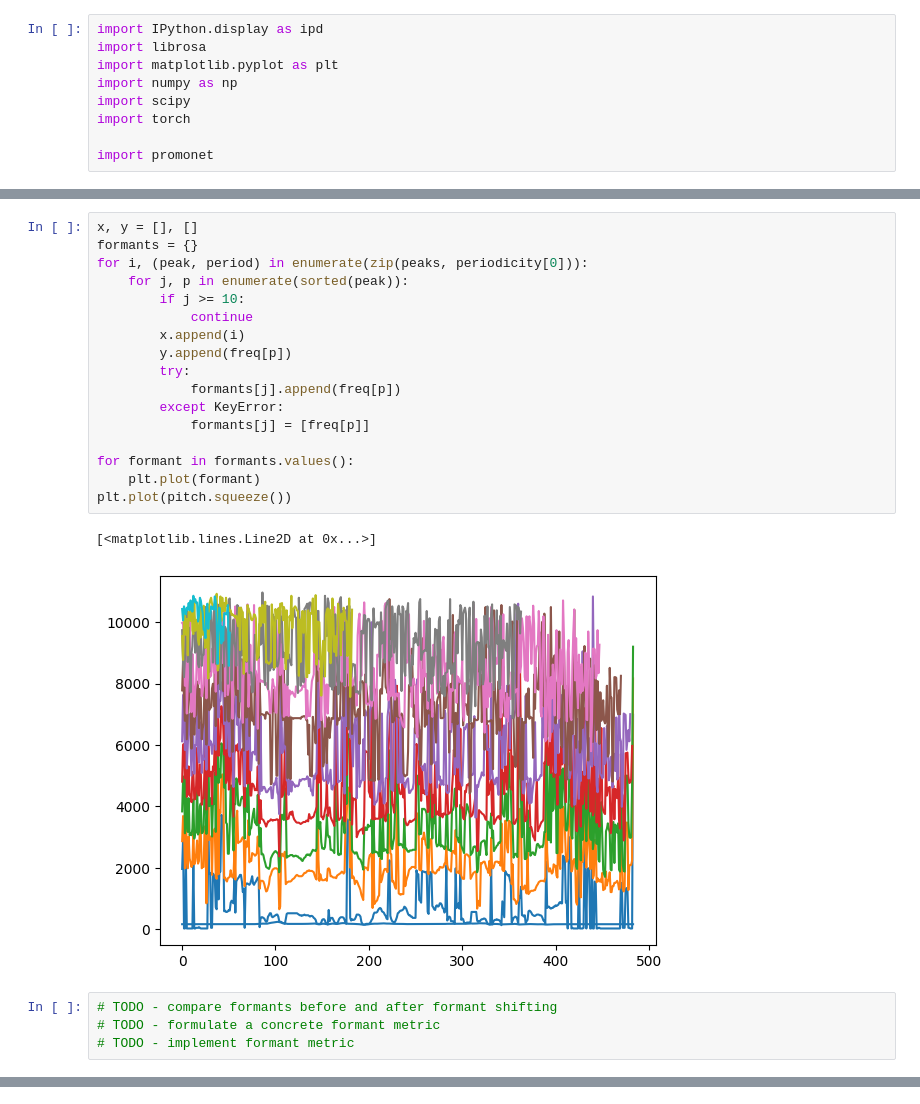
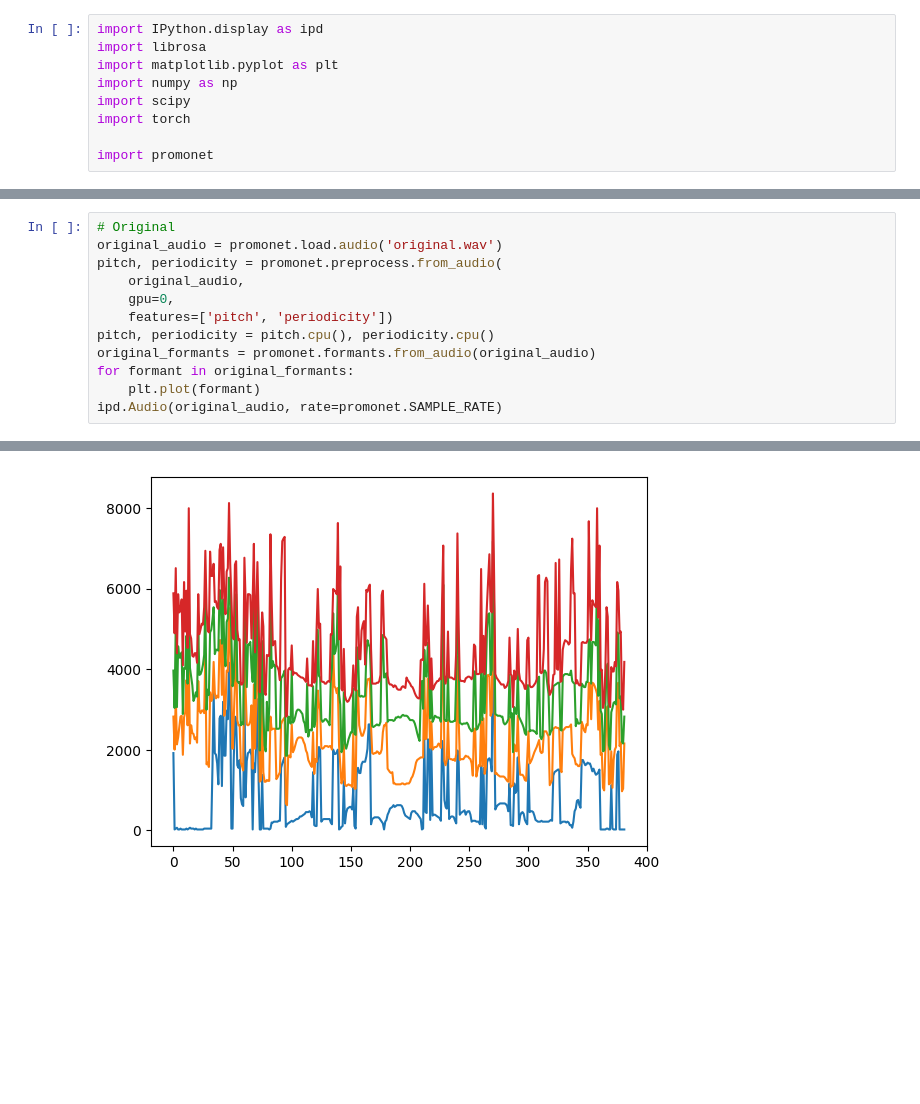
Before and after one commit to maxrmorrison/promonet, a Jupyter notebook: notebooks/formants.ipynb, the cells around one changed output, grey strips where cells are left out. Cells and saved outputs as stored; diff of their text form; blank space fills up the shorter version.

Commit message:
Formants; eval

```diff
--- a/notebooks/formants.ipynb
+++ b/notebooks/formants.ipynb
@@ -94,24 +13,13 @@ print([freq[p] for p in peak])
-# %%
-x, y = [], []
-formants = {}
-for i, (peak, period) in enumerate(zip(peaks, periodicity[0])):
-    for j, p in enumerate(sorted(peak)):
-        if j >= 10:
-            continue
-        x.append(i)
-        y.append(freq[p])
-        try:
-            formants[j].append(freq[p])
-        except KeyError:
-            formants[j] = [freq[p]]
-
-for formant in formants.values():
-    plt.plot(formant)
-plt.plot(pitch.squeeze())
-# %% [output]
-[<matplotlib.lines.Line2D at 0x...>]
-[figure, removed]
-# %%
-# TODO - compare formants before and after formant shifting
-# TODO - formulate a concrete formant metric
-# TODO - implement formant metric
+# %%
+# Original
+original_audio = promonet.load.audio('original.wav')
+pitch, periodicity = promonet.preprocess.from_audio(
+    original_audio,
+    gpu=0,
+    features=['pitch', 'periodicity'])
+pitch, periodicity = pitch.cpu(), periodicity.cpu()
+original_formants = promonet.formants.from_audio(original_audio)
+for formant in original_formants:
+    plt.plot(formant)
+ipd.Audio(original_audio, rate=promonet.SAMPLE_RATE)
+# %% [output]
@@ -117,0 +27 @@ plt.plot(pitch.squeeze())
+[figure, added]
```
Also changed, not shown: parts of 10 cells of this notebook, 11 other files.
